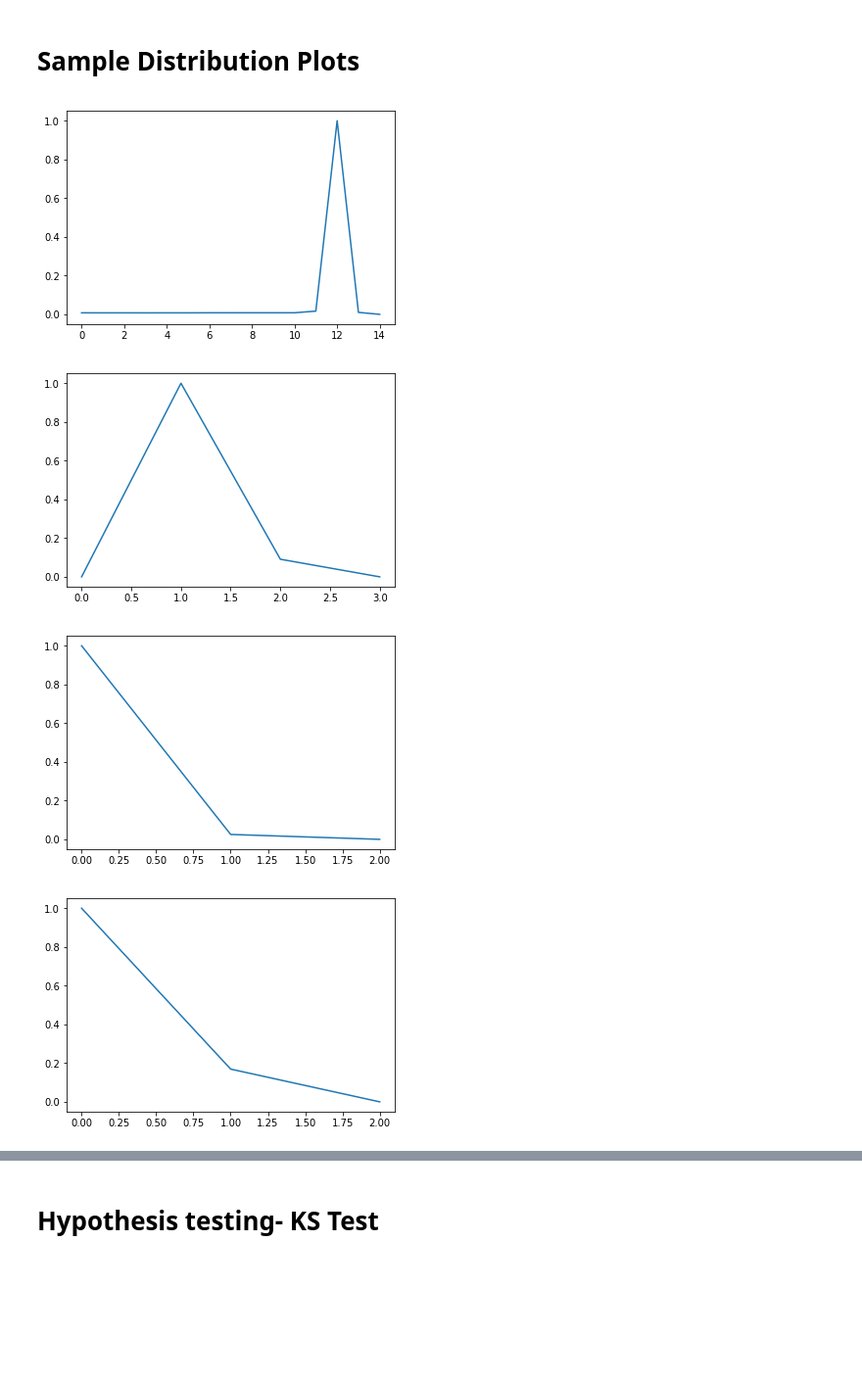
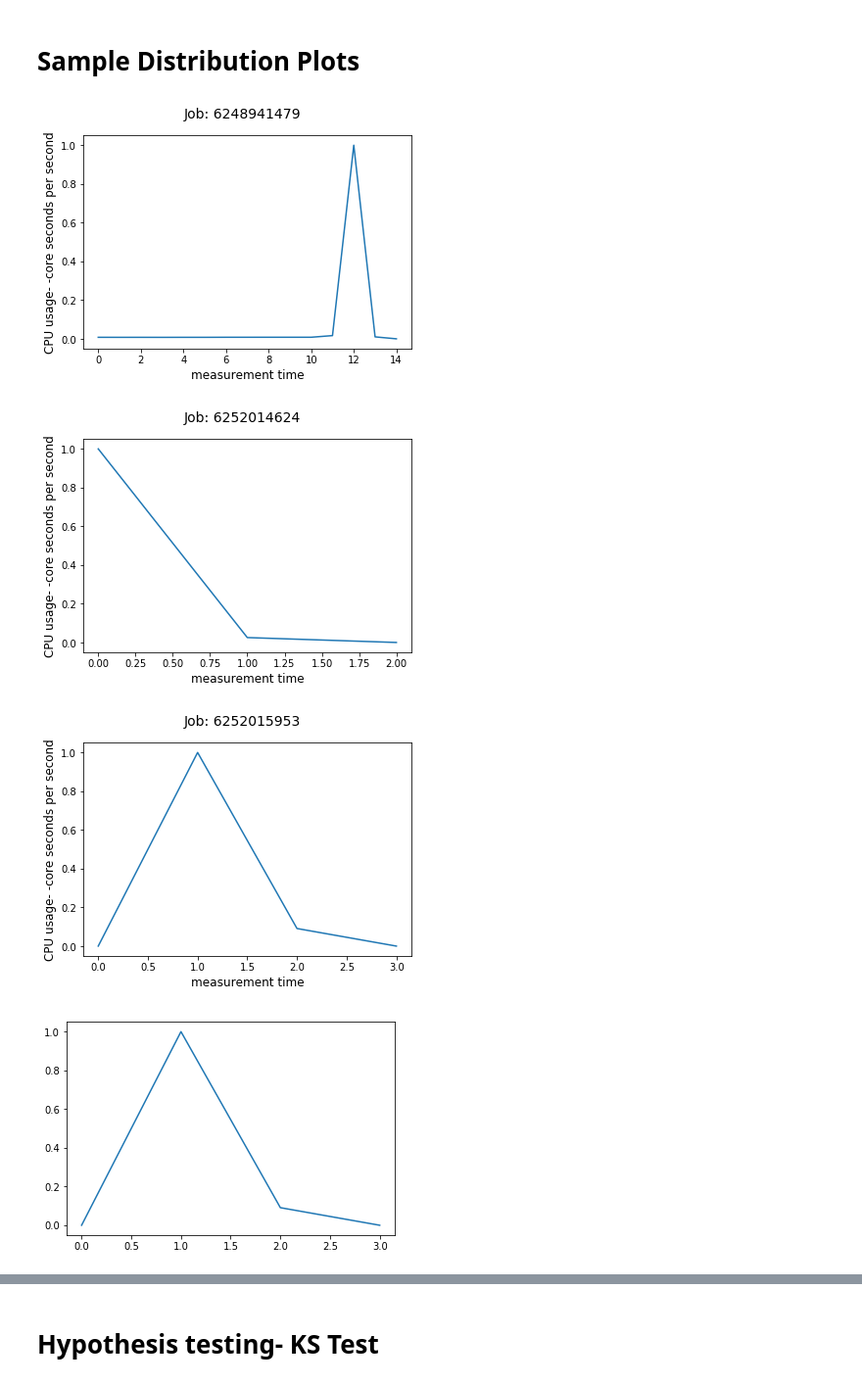
Before and after one commit to faizaan09/google-trace-analysis, a Jupyter notebook: CPU usage vs Lifetime.ipynb, the cells around one changed output, grey strips where cells are left out. Shown at 98% size. Saved outputs shown, nothing was run; the diff lists cells and outputs as text; code cells hidden in the pictures; blank space fills up the shorter version.

Commit message:
Topic CPU usage - Hypothesis B

```diff
--- a/CPU usage vs Lifetime.ipynb
+++ b/CPU usage vs Lifetime.ipynb
@@ -25,7 +25,7 @@ job_header = ['timestamp','missing_info', 'job_id', 'event_type', 'user_name', '
 final_df = pd.DataFrame()
 
 # 3 files used for each category
-for i in range(3):
+for i in range(10):
     file_str = str(i).zfill(5)
     usage_df = pd.read_csv(usage_dir +"part-"+file_str+"-of-00500.csv.gz",header=None)
     usage_df.columns = task_usage_header
@@ -60,3 +60,4 @@ for i in range(3):
 
     final_df = final_df.append(n_jobdf.groupby(['job_id','start_time','end_time']).sum())
 final_df
+final_df.dropna(axis =0, inplace = True)
@@ -104,32 +110,59 @@ final_df
 # %%
 #5 plots of random jobs and their cpu usages
 
 small_df = final_df[final_df.index == 6248941479]
 colVals = small_df['mean_cpu_usage'].tolist()
+fig = plt.figure()
 plt.plot(colVals)
+fig.suptitle('Job: 6248941479', fontsize=14)
+plt.xlabel('measurement time', fontsize=12)
+plt.ylabel('CPU usage- -core seconds per second', fontsize=12)
+fig.savefig('Job: 6248941479.jpg')
+plt.show()
+
+
+small_df = final_df[final_df.index == 6252014624]
+colVals = small_df['mean_cpu_usage'].tolist()
+fig = plt.figure()
+plt.plot(colVals)
+fig.suptitle('Job: 6252014624', fontsize=14)
+plt.xlabel('measurement time', fontsize=12)
+plt.ylabel('CPU usage- -core seconds per second', fontsize=12)
+fig.savefig('Job: 6252014624.jpg')
+plt.show()
+
+
+small_df = final_df[final_df.index == 6252015953]
+colVals = small_df['mean_cpu_usage'].tolist()
+fig = plt.figure()
+plt.plot(colVals)
+fig.suptitle('Job: 6252015953', fontsize=14)
+plt.xlabel('measurement time', fontsize=12)
+plt.ylabel('CPU usage- -core seconds per second', fontsize=12)
+fig.savefig('Job: 6252015953.jpg')
 plt.show()
 
 small_df = final_df[final_df.index == 6252015953]
 colVals = small_df['mean_cpu_usage'].tolist()
 plt.plot(colVals)
 plt.show()
 
 small_df = final_df[final_df.index == 6252014624]
 colVals = small_df['mean_cpu_usage'].tolist()
 plt.plot(colVals)
 plt.show()
 
 small_df = final_df[final_df.index == 6252018909]
 colVals = small_df['mean_cpu_usage'].tolist()
 plt.plot(colVals)
 plt.show()
 
 small_df = final_df[final_df.index == 6245463804]
 colVals = small_df['mean_cpu_usage'].tolist()
 plt.plot(colVals)
 plt.show()
 # %% [output]
-[figure, old version]
+[figure, new version]
-[figure, old version]
+[figure, new version]
-[figure, old version]
+[figure, new version]
-[figure, old version]
+[figure, new version]
```
Also changed, not shown: parts of 6 cells of this notebook.
